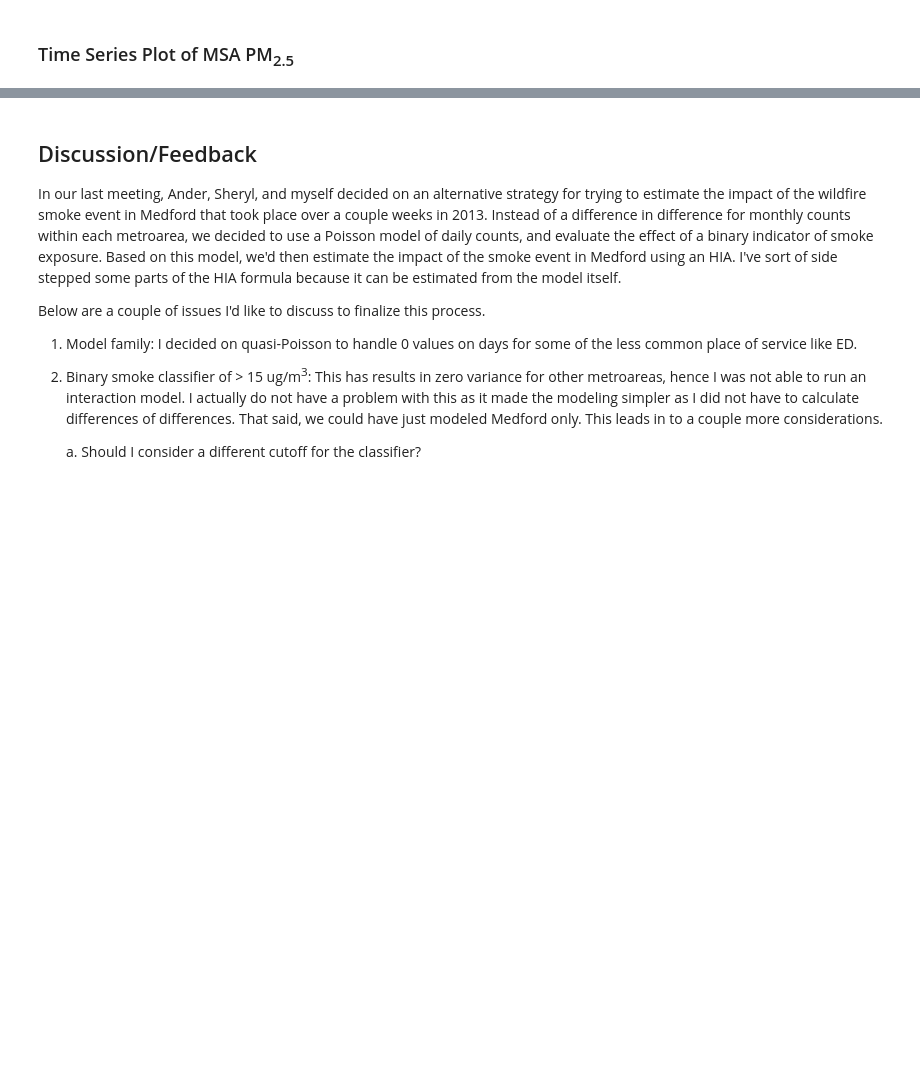
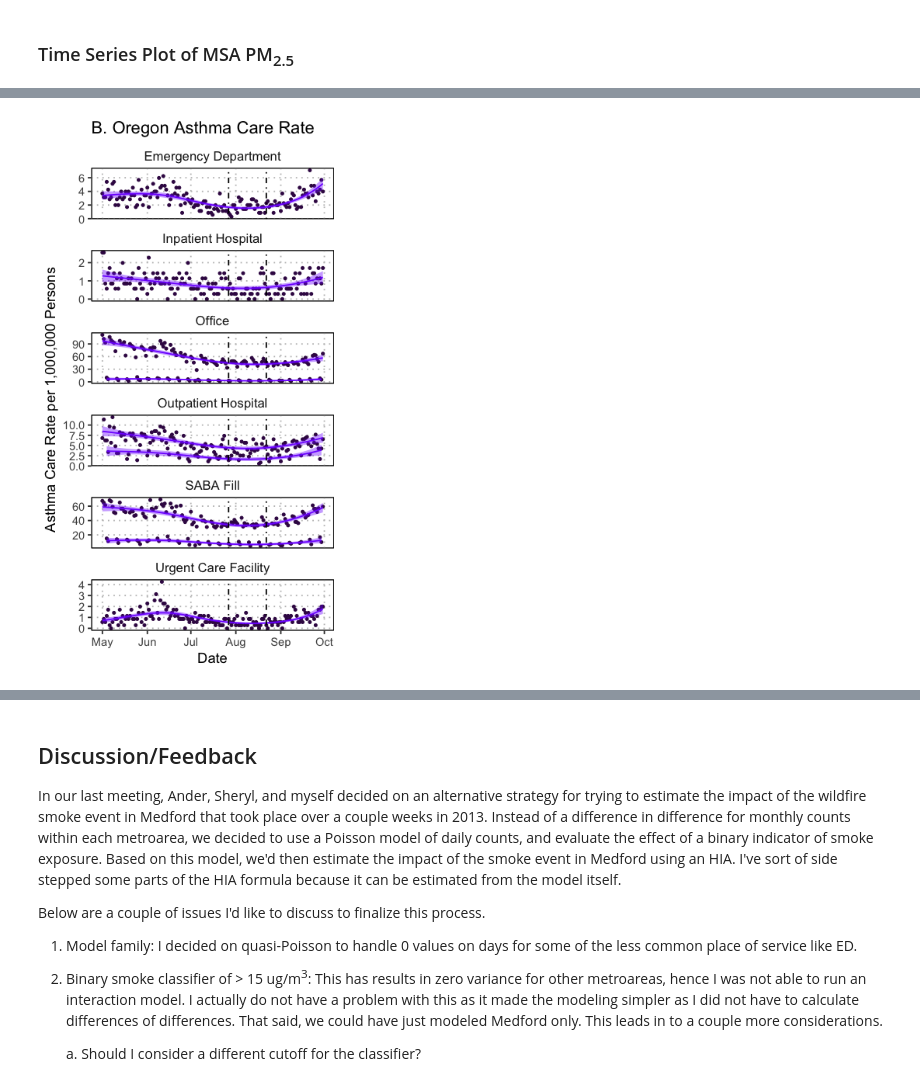
Before and after one commit to RyanGan/oregon_wildfire, a Jupyter notebook: r_scripts/analysis/msa_daily_smoke_analysis.ipynb, the cells around one changed output, grey strips where cells are left out. Drawn from its saved outputs; the diff is of its cells as text; code cells hidden in the pictures; blank space fills up the shorter version.

```diff
--- a/r_scripts/analysis/msa_daily_smoke_analysis.ipynb
+++ b/r_scripts/analysis/msa_daily_smoke_analysis.ipynb
@@ -363,4 +49,0 @@ I could consider a more sophisticated model using a spline or other periodic fun
-# %%
-# running no intercept quasipoisson model
-mod <- glm(n_events ~ -1 + smk15 + metroarea + month + weekend + offset(log(pop)),
-           family = "quasipoisson"(link='log'), data = saba)
@@ -560,0 +106,15 @@ diff_results
+# %%
+# aggergate oregon
+oregon_aggregate <- asthma_msa_ts %>%
+    # filter out ambulance visits
+    filter(service_place != 'Ambulance-Land') %>%
+    # group by date
+    group_by(date, service_place) %>%
+    # summarize counts and population
+    summarize(n_events = sum(n_events), pop = sum(pop)) %>%
+    # create variables
+    mutate(rate = n_events/pop,
+           rate_1mil = rate*1000000,
+           day = lubridate::wday(date, label = TRUE),
+           weekend = ifelse(day %in% c('Sat', 'Sun'), 1, 0)) %>%
+    arrange(service_place, date)
@@ -560,0 +156,36 @@ diff_results
+# %%
+# set plot options
+options(repr.plot.width = 3.25, repr.plot.height = 6)
+
+# plot of pm by msa
+asthma_oregon_plot <- ggplot(data = oregon_asthma_rates, aes(x=date, y=rate_1mil)) +
+    geom_point(color = '#3c1053', size = 0.75) +
+    geom_line(aes(x=date, y=pred_rate, group = weekend), color = '#7f00ff') +
+    geom_ribbon(aes(ymin = (pred_rate - 1.96*se_rate),
+                    ymax = (pred_rate + 1.96*se_rate),
+                    group = weekend),
+                    fill = '#7f00ff', alpha = 0.4) +
+    # facet by metro area
+    facet_wrap(~service_place, scales = 'free_y', ncol=1) +
+    # verticle line for smoke impacted period
+    geom_vline(data = smk_ts, aes(xintercept=as.numeric(date[88])), linetype = 'dotdash') +
+    geom_vline(data = smk_ts, aes(xintercept=as.numeric(date[114])), linetype = 'dotdash') +
+    # y label
+    ylab('Asthma Care Rate per 1,000,000 Persons') +
+    # x label
+    xlab("Date") +
+    ggtitle('B. Oregon Asthma Care Rate') +
+    theme(panel.background = element_rect(fill = 'white', colour = 'black'),
+        panel.grid.major = element_line(color = 'grey', linetype = 'dotted',
+                                        size = 0.5),
+        panel.grid.minor = element_blank(),
+        # strip element
+        strip.background = element_rect(colour=NA, fill=NA),
+        panel.border = element_rect(fill = NA, color = "black"),
+        # facet text size
+        strip.text = element_text(size = 10),
+        axis.title.y = element_text(angle = 90))
+
+asthma_oregon_plot
+# %% [output]
+[figure, added]
```
Also changed, not shown: parts of 104 cells of this notebook.
